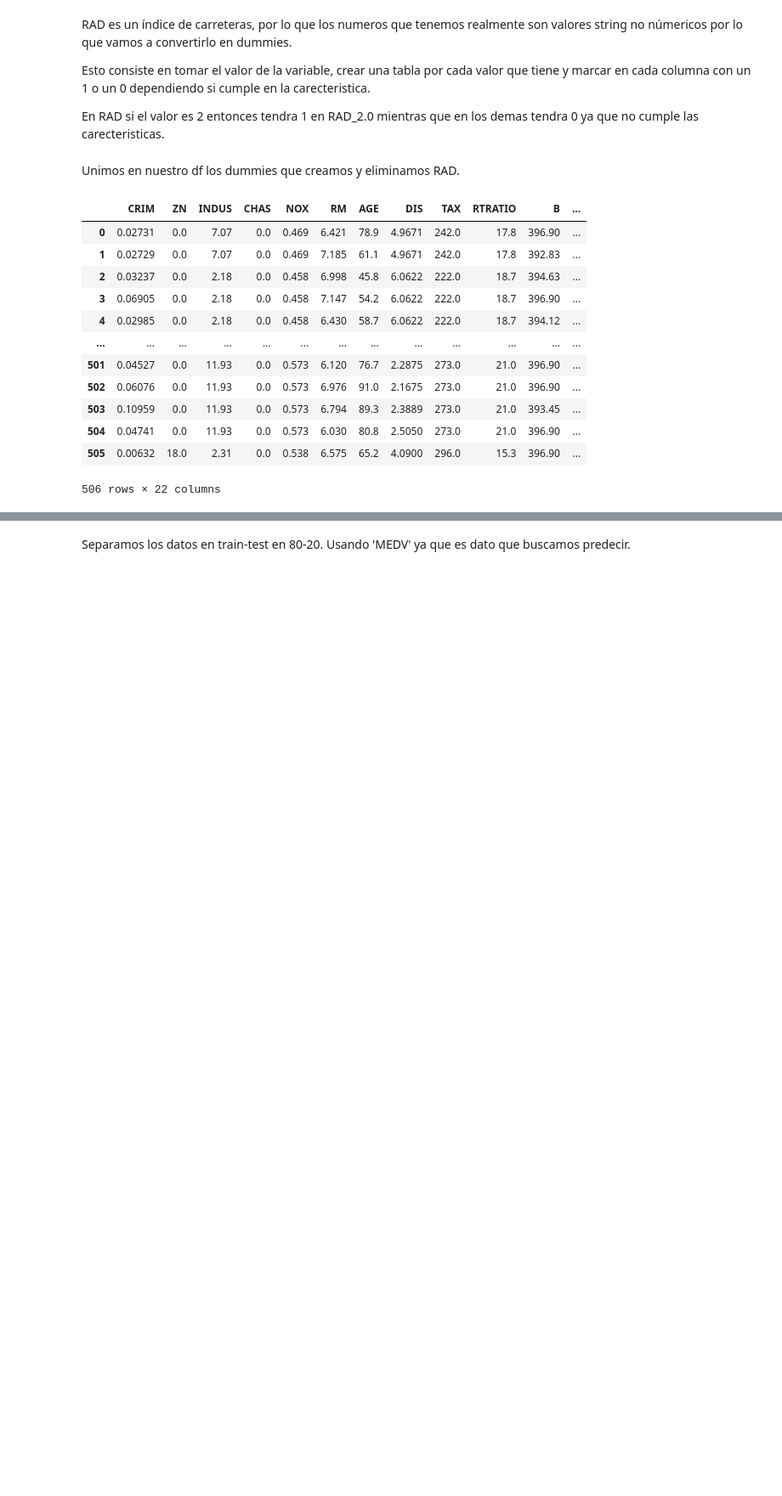
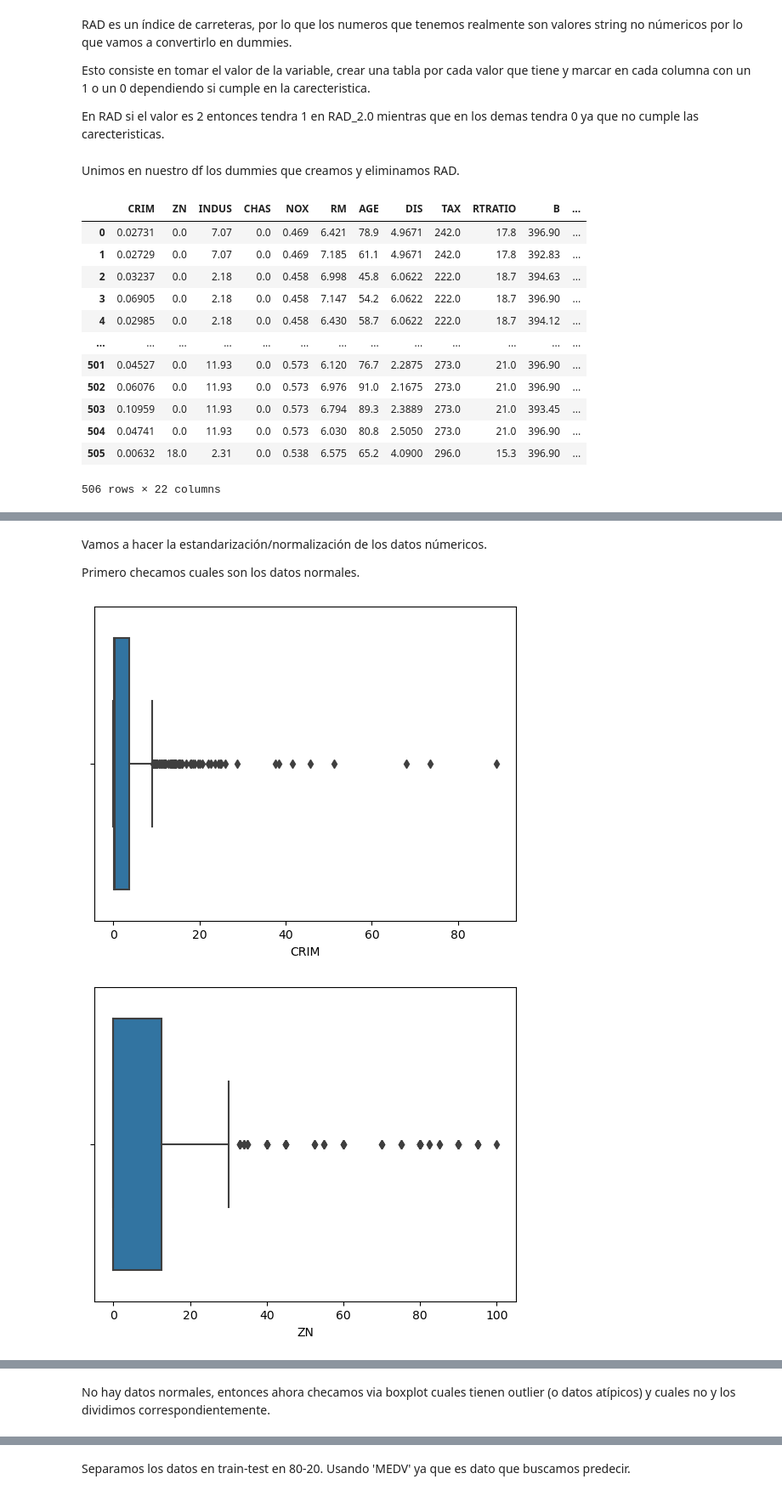
Before and after one commit to LeonBali3110/Sprint_6, a Jupyter notebook: M06.ipynb, the cells around one changed output, grey strips where cells are left out. Shown at 85% size. Saved outputs shown, nothing was run; the diff lists cells and outputs as text; code cells hidden in the pictures; blank space fills up the shorter version.

```diff
--- a/M06.ipynb
+++ b/M06.ipynb
@@ -151,0 +154,10 @@ y = df['MEDV']
+# %%
+Datos_numerico = ['CRIM', 'ZN', 'INDUS', 'NOX', 'RM', 'AGE', 'DIS', 'TAX', 'RTRATIO', 'B', 'LSTAT']
+# %%
+for elemento in x[Datos_numerico]:
+    stat, p = shapiro(x[elemento])
+    print('stat=%.3f, p=%.3f' % (stat, p))
+    if p > 0.05:
+        print(elemento, ':Probablemente Gaussiana')
+    else:
+        print(elemento, ':Probablemente no Gaussiana')
@@ -151,0 +182,11 @@ y = df['MEDV']
+# %% [markdown]
+Vamos a hacer la estandarización/normalización de los datos númericos.
+
+Primero checamos cuales son los datos normales.
+# %%
+for elemento in x[Datos_numerico]:
+    sns.boxplot(x[elemento])
+    plt.show()
+# %% [output]
+[figure, added]
+[figure, added]
@@ -151,0 +202,2 @@ y = df['MEDV']
+# %% [markdown]
+No hay datos normales, entonces ahora checamos via boxplot cuales tienen outlier (o datos atípicos) y cuales no y los dividimos correspondientemente.
```
Also changed, not shown: parts of 54 cells of this notebook, 1 other file.
